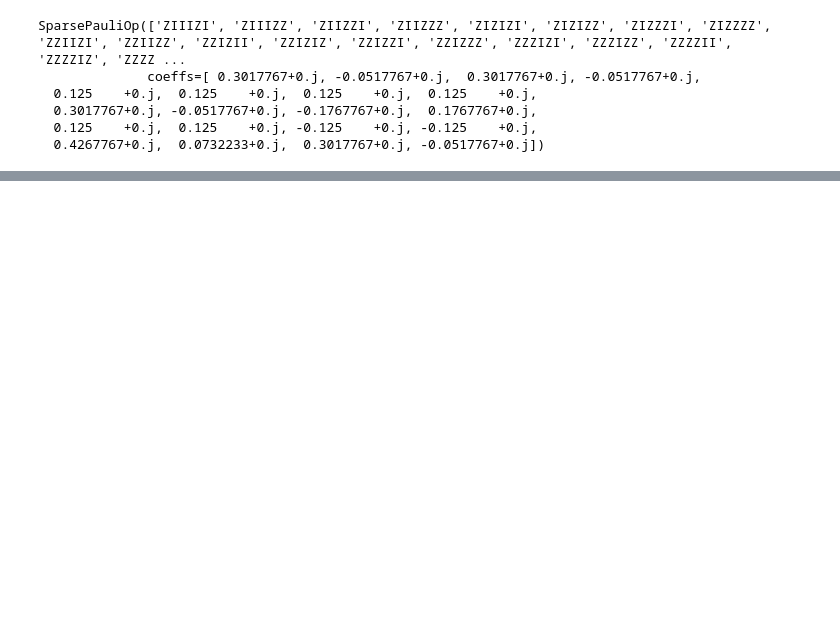
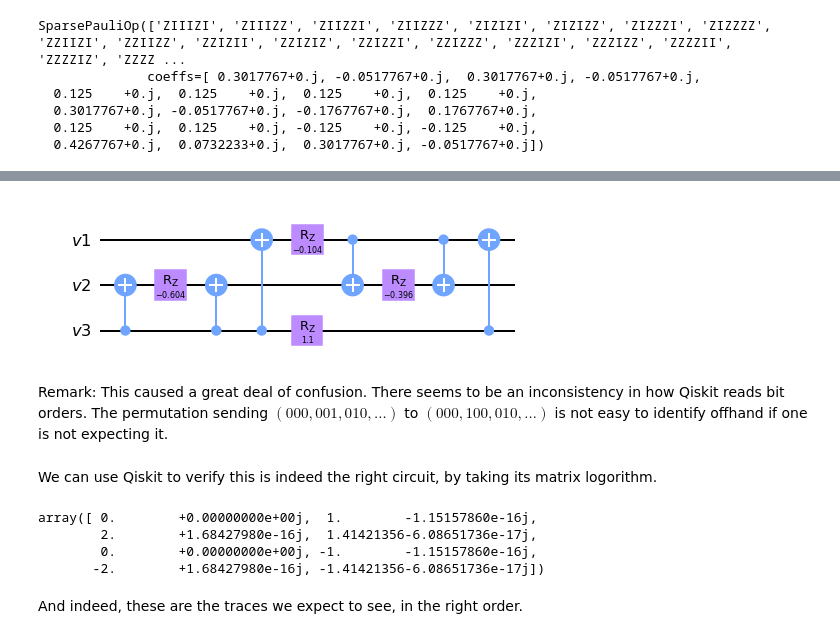
Before and after one commit to nekomorphism/binary-octohedral-group, a Jupyter notebook: bo-trace-circ.ipynb, the cells around one changed output, grey strips where cells are left out. Cells and saved outputs as stored; diff of their text form; code cells hidden in the pictures; blank space fills up the shorter version.

Commit message:
Update with circuit and calculation in group chain form

```diff
--- a/bo-trace-circ.ipynb
+++ b/bo-trace-circ.ipynb
@@ -80,0 +86,5 @@ trace_ham
+# %%
+c1=sqrt(2)/4 + 3/4
+c2=-(sqrt(2)/4 + 1/4)
+c3=-(sqrt(2)/4 - 1/4)
+c4=sqrt(2)/4 - 3/4
@@ -80,0 +101,35 @@ trace_ham
+# %%
+v1 = QuantumRegister(1,"v1")
+v2 = QuantumRegister(1,"v2")
+v3 = QuantumRegister(1,"v3")
+
+traceGate = QuantumCircuit(v1,v2,v3, name=" [Trace Gate] ")
+
+traceGate.cx(v3,v2)
+traceGate.rz(c2,v2)
+traceGate.cx(v3,v2)
+
+traceGate.cx(v3,v1)
+traceGate.rz(c3,v1)
+traceGate.cx(v1,v2)
+traceGate.rz(c4,v2)
+traceGate.cx(v1,v2)
+traceGate.rz(c1,v3)
+traceGate.cx(v3,v1)
+
+traceGate.draw("mpl")
+# %% [output]
+[figure, added]
+# %% [markdown]
+Remark: This caused a great deal of confusion. There seems to be an inconsistency in how Qiskit reads bit orders. The permutation sending $(000, 001, 010, \dots)$ to $(000, 100, 010, \dots)$ is not easy to identify offhand if one is not expecting it.
+# %% [markdown]
+We can use Qiskit to verify this is indeed the right circuit, by taking its matrix logorithm.
+# %%
+2j*np.log(np.diag(Operator(traceGate)))
+# %% [output]
+array([ 0.        +0.00000000e+00j,  1.        -1.15157860e-16j,
+        2.        +1.68427980e-16j,  1.41421356-6.08651736e-17j,
+        0.        +0.00000000e+00j, -1.        -1.15157860e-16j,
+       -2.        +1.68427980e-16j, -1.41421356-6.08651736e-17j])
+# %% [markdown]
+And indeed, these are the traces we expect to see, in the right order.
```
Also changed, not shown: parts of 28 cells of this notebook, 1 other file.
